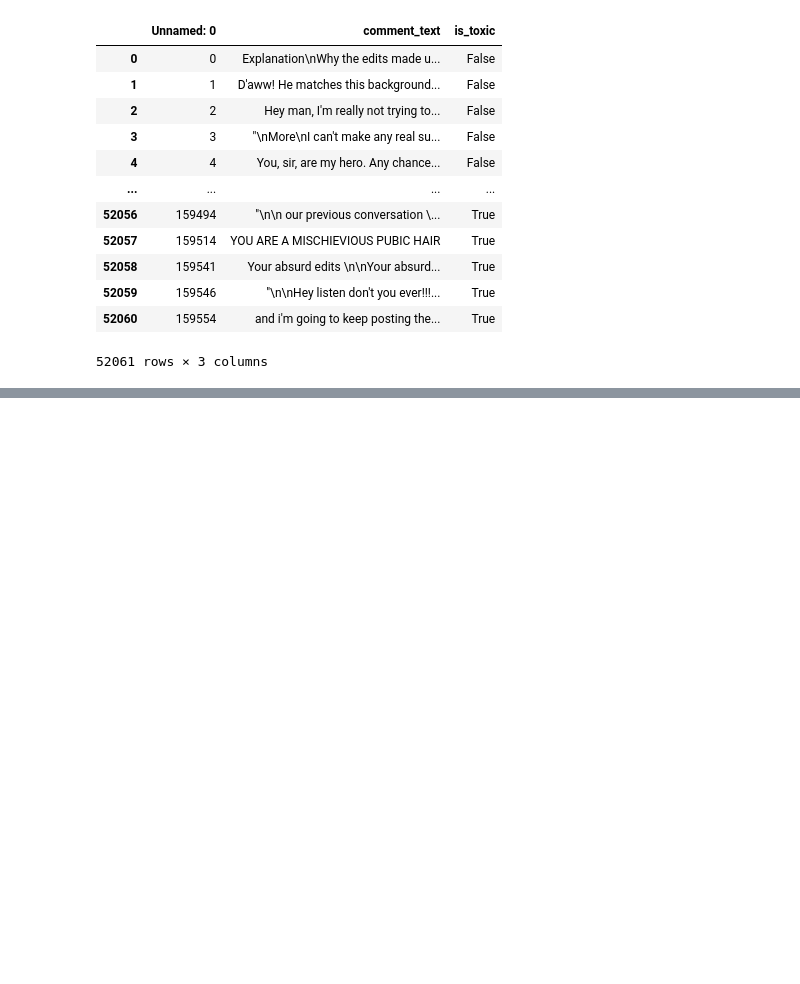
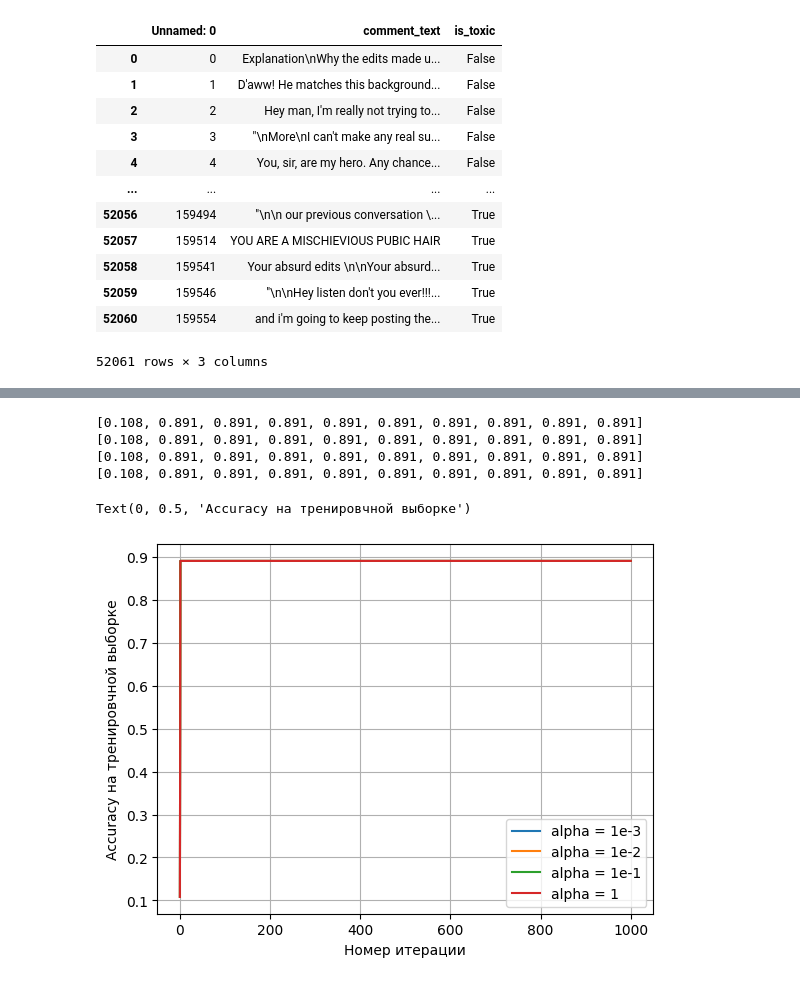
Before and after one commit to qualliix/mmp-practicum, a Jupyter notebook: 5sem/6task/experiments.ipynb, the cells around one changed output, grey strips where cells are left out. Saved outputs shown, nothing was run; the diff lists cells and outputs as text; code cells hidden in the pictures; blank space fills up the shorter version.

```diff
--- a/5sem/6task/experiments.ipynb
+++ b/5sem/6task/experiments.ipynb
@@ -84,0 +183,42 @@ print(result.toarray())
+# %%
+params = np.logspace(-1,0,base=10,num = 4)
+X = vect_data[:1000]
+y = np.where(train.is_toxic[:1000].astype(int) == 0, -1, 0)
+w = np.zeros(X.shape[1])
+results = []
+for alpha in tqdm(params):
+    c = GDClassifier(loss_function="binary",tolerance=1e-6,max_iter = 1000, step_alpha=alpha)
+    results.append(c.fit(X, y, w_0=w, trace=True))
+# %%
+y = results[0]["accuracy"]
+x = np.arange(len(results[0]["accuracy"]))
+plt.plot(x,y, label="alpha = 1e-3")
+print(y[:10])
+
+y = results[1]["accuracy"]
+x = np.arange(len(results[1]["accuracy"]))
+plt.plot(x,y, label="alpha = 1e-2")
+print(y[:10])
+
+y = results[2]["accuracy"]
+x = np.arange(len(results[2]["accuracy"]))
+plt.plot(x,y, label="alpha = 1e-1")
+print(y[:10])
+
+y = results[3]["accuracy"]
+x = np.arange(len(results[3]["accuracy"]))
+plt.plot(x,y, label="alpha = 1")
+print(y[:10])
+
+
+plt.legend()
+plt.grid()
+plt.xlabel("Номер итерации")
+plt.ylabel("Accuracy на тренировчной выборке")
+# %% [output]
+[0.108, 0.891, 0.891, 0.891, 0.891, 0.891, 0.891, 0.891, 0.891, 0.891]
+[0.108, 0.891, 0.891, 0.891, 0.891, 0.891, 0.891, 0.891, 0.891, 0.891]
+[0.108, 0.891, 0.891, 0.891, 0.891, 0.891, 0.891, 0.891, 0.891, 0.891]
+[0.108, 0.891, 0.891, 0.891, 0.891, 0.891, 0.891, 0.891, 0.891, 0.891]
+Text(0, 0.5, 'Accuracy на тренировчной выборке')
+[figure, added]
```
Also changed, not shown: parts of 27 cells of this notebook, 2 other files.
